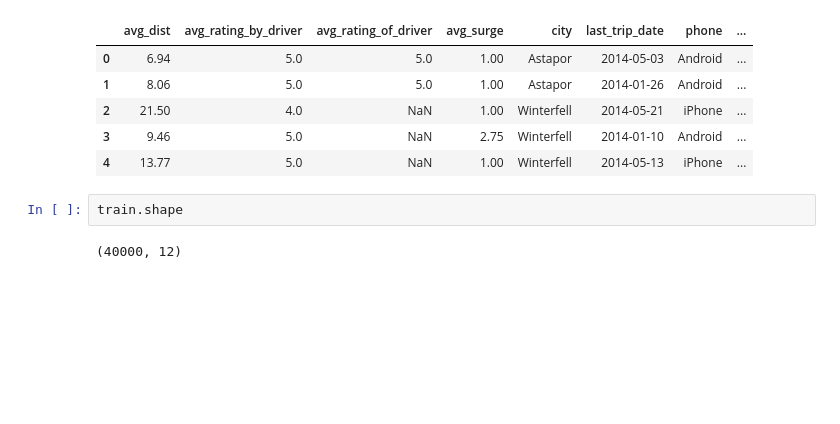
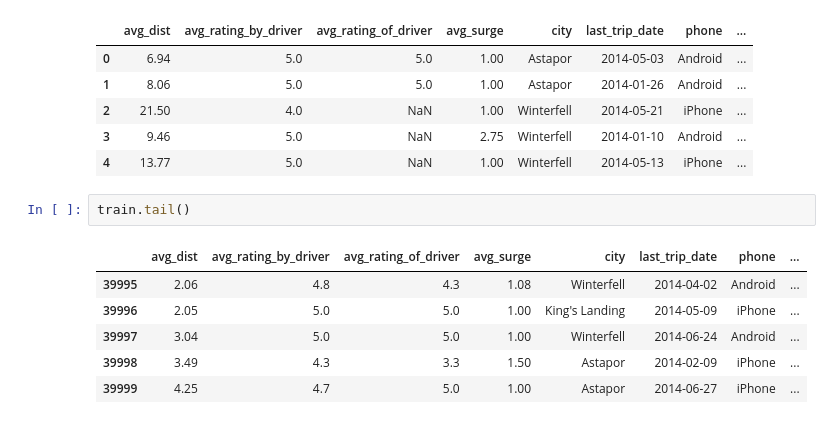
Before and after one commit to kammybdeng/churn-analysis-case-study, a Jupyter notebook: Customer-Churn-Prediction-Case-Study.ipynb, the cells around one changed output. Drawn from its saved outputs; the diff is of its cells as text; blank space fills up the shorter version.

```diff
--- a/Customer-Churn-Prediction-Case-Study.ipynb
+++ b/Customer-Churn-Prediction-Case-Study.ipynb
@@ -61,6 +68,11 @@ train.head()
 | 3 | 9.46 | 5.0 | NaN | 2.75 | Winterfell | 2014-01-10 | Android | ... |
 | 4 | 13.77 | 5.0 | NaN | 1.00 | Winterfell | 2014-05-13 | iPhone | ... |
 # %%
-train.shape
+train.tail()
 # %% [output]
-(40000, 12)
+|  | avg_dist | avg_rating_by_driver | avg_rating_of_driver | avg_surge | city | last_trip_date | phone | ... |
+| 39995 | 2.06 | 4.8 | 4.3 | 1.08 | Winterfell | 2014-04-02 | Android | ... |
+| 39996 | 2.05 | 5.0 | 5.0 | 1.00 | King's Landing | 2014-05-09 | iPhone | ... |
+| 39997 | 3.04 | 5.0 | 5.0 | 1.00 | Winterfell | 2014-06-24 | Android | ... |
+| 39998 | 3.49 | 4.3 | 3.3 | 1.50 | Astapor | 2014-02-09 | iPhone | ... |
+| 39999 | 4.25 | 4.7 | 5.0 | 1.00 | Astapor | 2014-06-27 | iPhone | ... |
```
Also changed, not shown: parts of 32 cells of this notebook.
